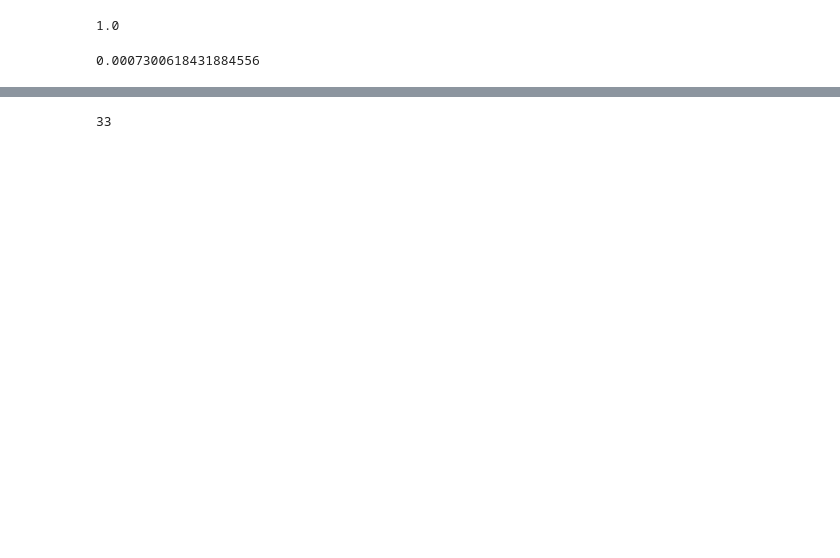
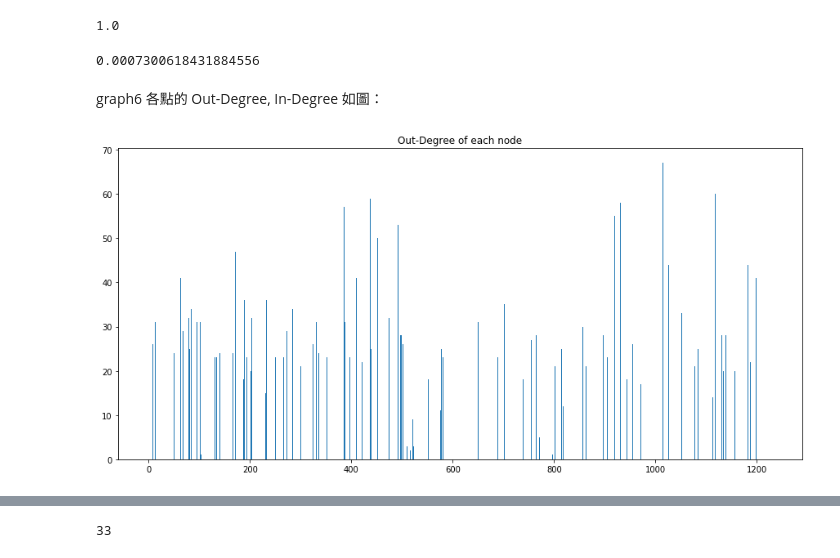
Before and after one commit to kevin110604/DM_link-analysis, a Jupyter notebook: project3.ipynb, the cells around one changed output, grey strips where cells are left out. Drawn from its saved outputs; the diff is of its cells as text; code cells hidden in the pictures; blank space fills up the shorter version.

```diff
--- a/project3.ipynb
+++ b/project3.ipynb
@@ -729,5 +783,16 @@ pr = PageRank(graph6)
 pr[1051]
 # %% [output]
 0.0007300618431884556
+# %% [markdown]
+graph6 各點的 Out-Degree, In-Degree 如圖：
 # %%
-_, _, ppp, ccc = GetTop10(graph6)
+_, _, ppp, ccc = GetPC(graph6)
+# %%
+node_list = [i for i in range(1, NUM_OF_G6 + 1)]
+
+plt.figure(figsize=(15, 7))
+plt.bar(node_list, ccc)
+plt.title('Out-Degree of each node')
+plt.show()
+# %% [output]
+[figure, added]
```
Also changed, not shown: parts of 37 cells of this notebook.
